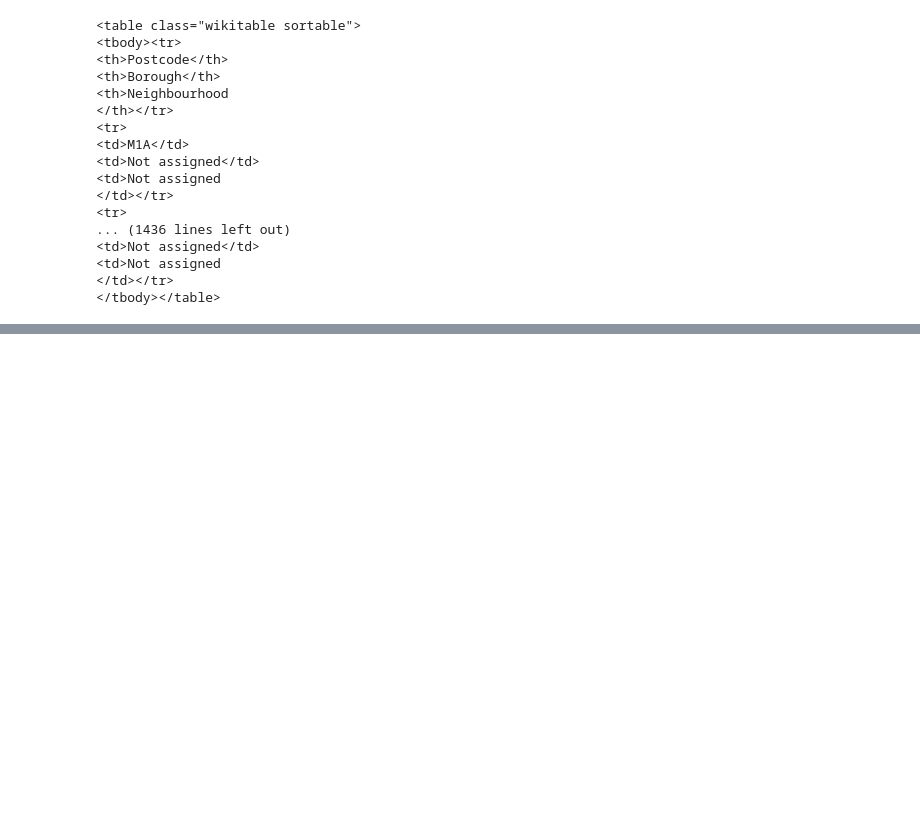
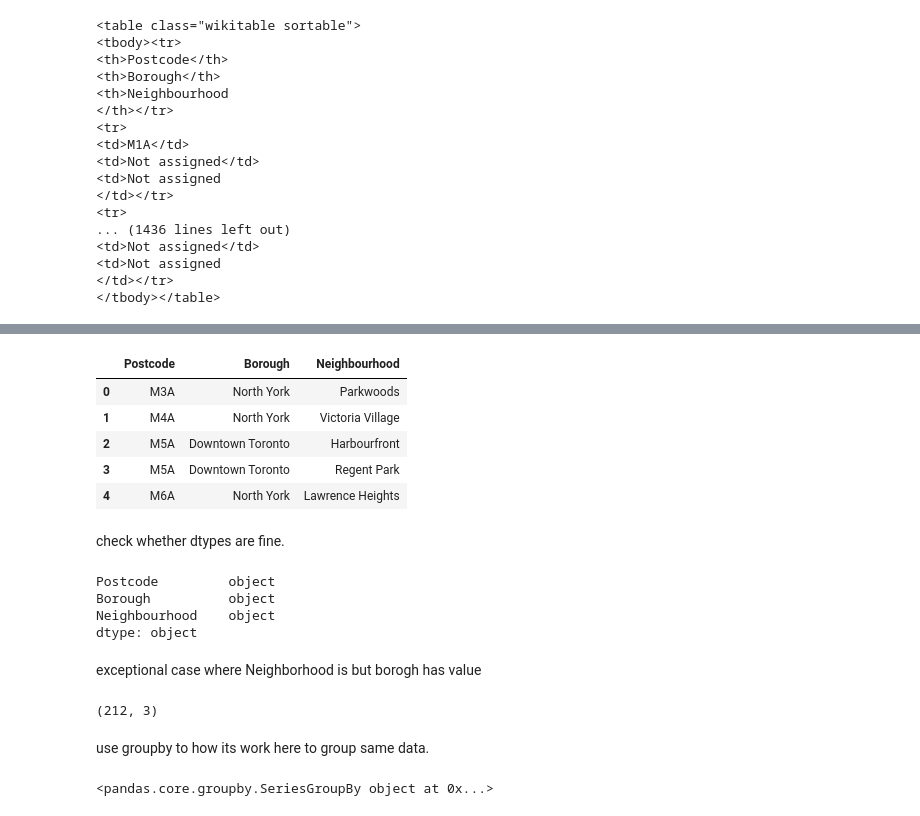
Before and after one commit to JaynabK/Capstone_neighboring, a Jupyter notebook: Capstone_Notebook.ipynb, the cells around one changed output, grey strips where cells are left out. Cells and saved outputs as stored; diff of their text form; code cells hidden in the pictures; blank space fills up the shorter version.

```diff
--- a/Capstone_Notebook.ipynb
+++ b/Capstone_Notebook.ipynb
@@ -67,0 +134,20 @@ AttributeError: 'NoneType' object has no attribute 'text'
+# %%
+df.head()
+# %% [output]
+|  | Postcode | Borough | Neighbourhood |
+| 0 | M3A | North York | Parkwoods |
+| 1 | M4A | North York | Victoria Village |
+| 2 | M5A | Downtown Toronto | Harbourfront |
+| 3 | M5A | Downtown Toronto | Regent Park |
+| 4 | M6A | North York | Lawrence Heights |
+# %% [markdown]
+check whether dtypes are fine.
+# %%
+df.dtypes
+# %% [output]
+Postcode         object
+Borough          object
+Neighbourhood    object
+dtype: object
+# %% [markdown]
+exceptional case where Neighborhood is but borogh has value
@@ -67,0 +156,10 @@ AttributeError: 'NoneType' object has no attribute 'text'
+# %%
+df.shape
+# %% [output]
+(212, 3)
+# %% [markdown]
+use groupby to how its work here to group same data.
+# %%
+df.groupby(['Postcode','Borough'])['Neighbourhood']
+# %% [output]
+<pandas.core.groupby.SeriesGroupBy object at 0x...>
```
Also changed, not shown: parts of 27 cells of this notebook.
